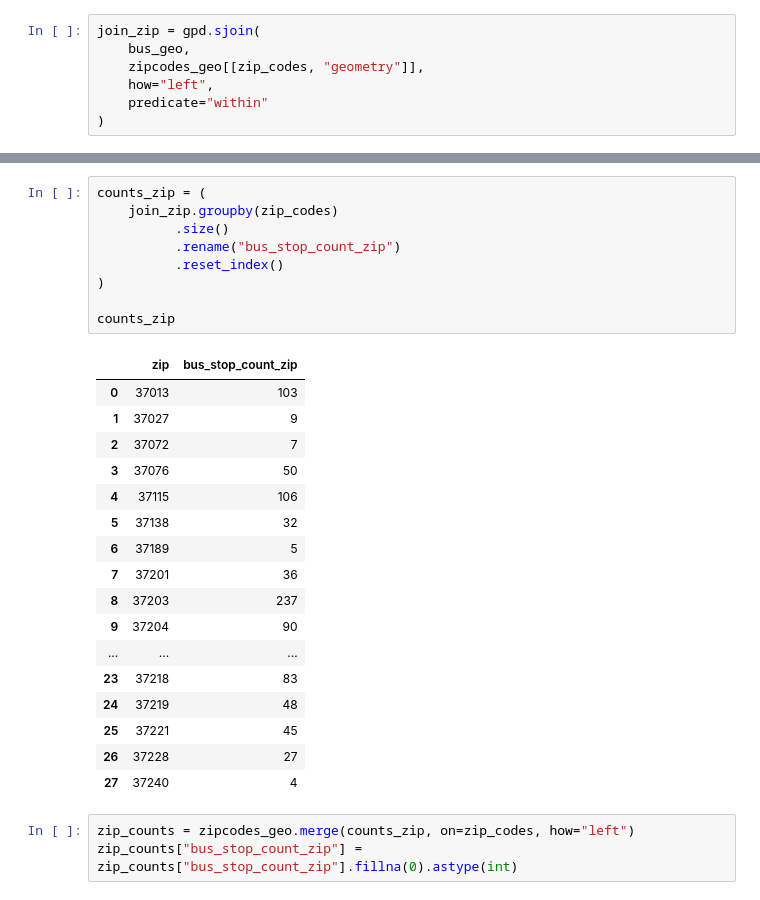
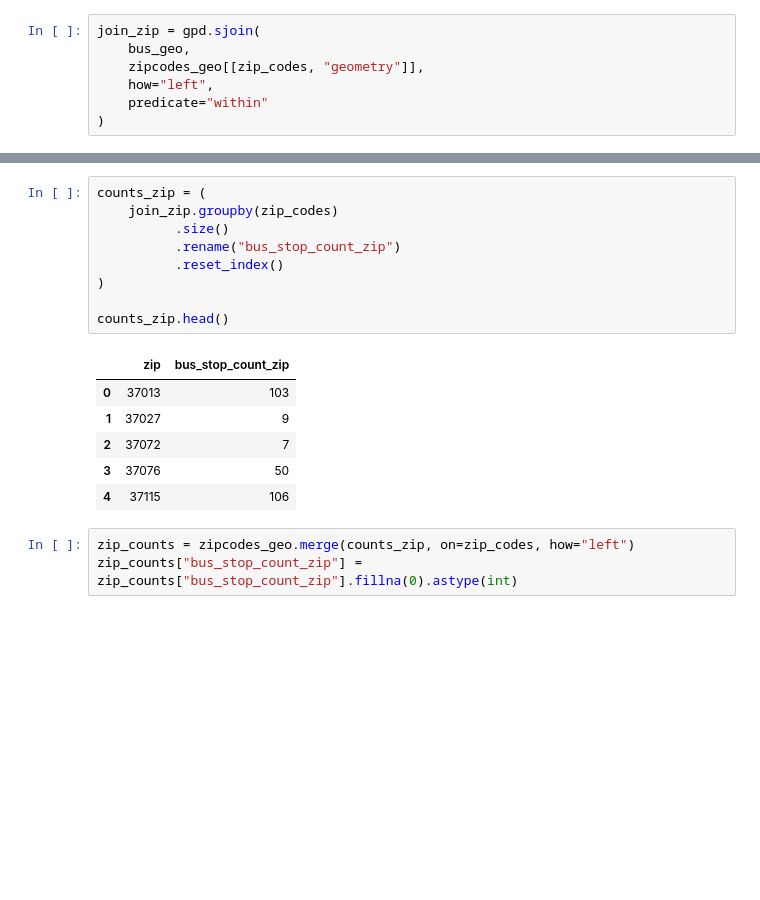
Before and after one commit to NewForce-Cohort-11-Data/geospatial-Chris-Swann, a Jupyter notebook: notebooks/sp_busstops_by_school_district.ipynb, the cells around one changed output, grey strips where cells are left out. Saved outputs shown, nothing was run; the diff lists cells and outputs as text; blank space fills up the shorter version.

```diff
--- a/notebooks/sp_busstops_by_school_district.ipynb
+++ b/notebooks/sp_busstops_by_school_district.ipynb
@@ -192,30 +205,19 @@ join_zip.head()
 # %%
 counts_zip = (
     join_zip.groupby(zip_codes)
           .size()
           .rename("bus_stop_count_zip")
           .reset_index()
 )
 
-counts_zip
+counts_zip.head()
 # %% [output]
 |  | zip | bus_stop_count_zip |
 | 0 | 37013 | 103 |
 | 1 | 37027 | 9 |
 | 2 | 37072 | 7 |
 | 3 | 37076 | 50 |
 | 4 | 37115 | 106 |
-| 5 | 37138 | 32 |
-| 6 | 37189 | 5 |
-| 7 | 37201 | 36 |
-| 8 | 37203 | 237 |
-| 9 | 37204 | 90 |
-| ... | ... | ... |
-| 23 | 37218 | 83 |
-| 24 | 37219 | 48 |
-| 25 | 37221 | 45 |
-| 26 | 37228 | 27 |
-| 27 | 37240 | 4 |
 # %%
 zip_counts = zipcodes_geo.merge(counts_zip, on=zip_codes, how="left")
 zip_counts["bus_stop_count_zip"] = zip_counts["bus_stop_count_zip"].fillna(0).astype(int)
```
Also changed, not shown: parts of 4 cells of this notebook, 11 other files.
